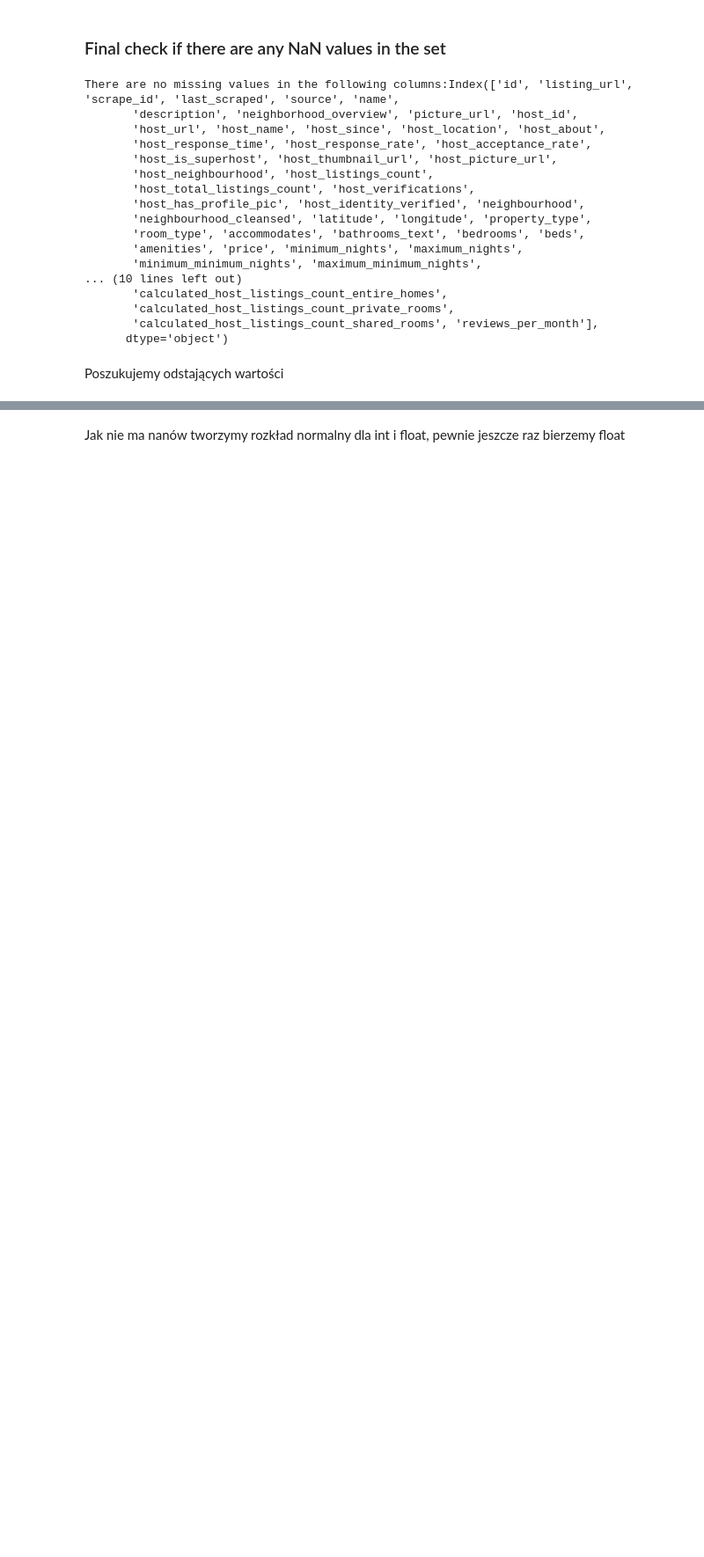
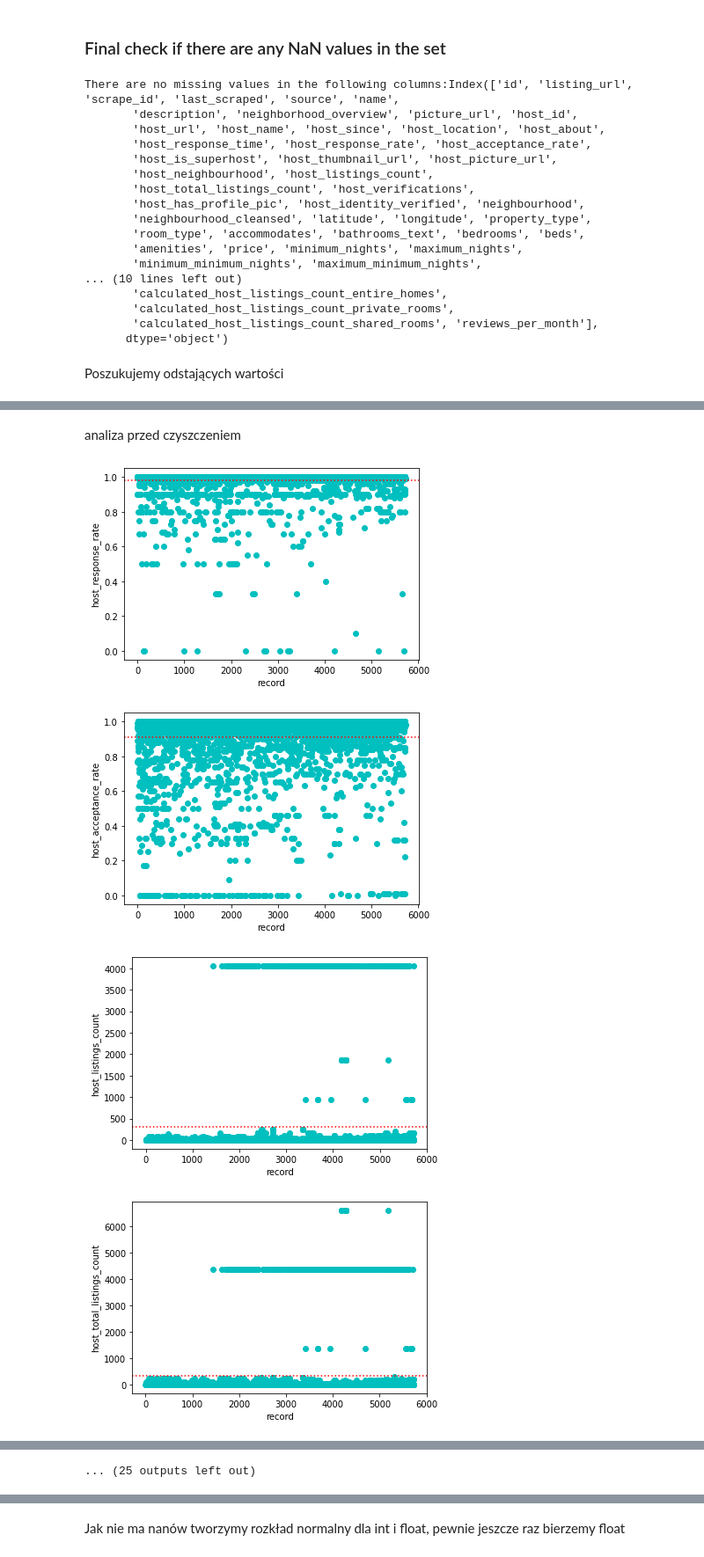
Before and after one commit to MarieeCzy/airbnb_data_analysis, a Jupyter notebook: data_cleaning/airbnb_data_cleaning.ipynb, the cells around one changed output, grey strips where cells are left out. Shown at 88% size. Cells and saved outputs as stored; diff of their text form; code cells hidden in the pictures; blank space fills up the shorter version.

```diff
--- a/data_cleaning/airbnb_data_cleaning.ipynb
+++ b/data_cleaning/airbnb_data_cleaning.ipynb
@@ -305,0 +316,20 @@ Usuwamy odstające wartości
+# %% [markdown]
+analiza przed czyszczeniem
+# %%
+num_columns = [x for x in num_columns if x not in ['id','scrape_id','host_id'] ]
+
+def plot(cols_to_plot):
+    c = np.random.randint(0, 255, 50)
+    plt.scatter(range(len(data_frame)),data_frame[cols_to_plot],c='c')
+    plt.axhline(y=data_frame.describe().at['mean', cols_to_plot],color='r', linestyle='dotted')
+    plt.ylabel(f'{cols_to_plot}')
+    plt.xlabel('record')
+    plt.show()
+
+for col in num_columns:
+    plot(col)
+# %% [output]
+[figure, added]
+[figure, added]
+[figure, added]
+[figure, added]
@@ -305,0 +344 @@ Usuwamy odstające wartości
+... (25 outputs left out)
```
Also changed, not shown: parts of 17 cells of this notebook, 1 other file.
